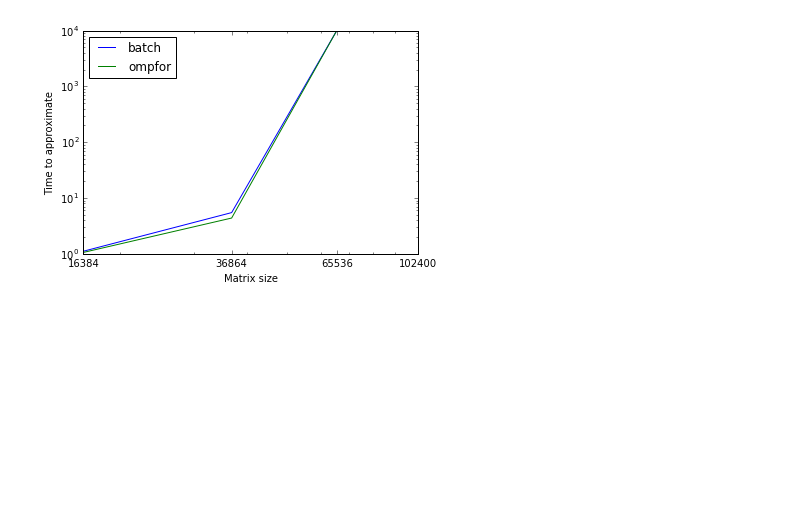
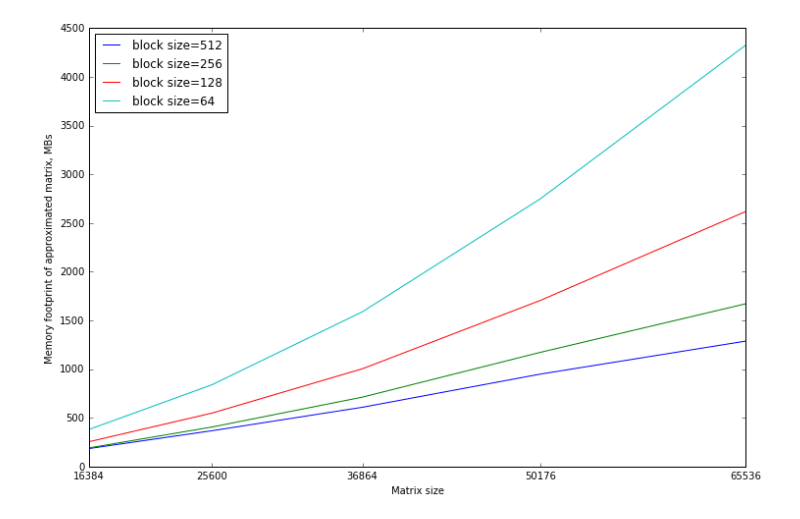
Before and after one commit to ecrc/stars-h, a Jupyter notebook: testing/spatial_performance/Untitled.ipynb, the cells around one changed output. Saved outputs shown, nothing was run; the diff lists cells and outputs as text; code cells hidden in the pictures; blank space fills up the shorter version.

Commit message:
Added results of tests on shihab

```diff
--- a/testing/spatial_performance/Untitled.ipynb
+++ b/testing/spatial_performance/Untitled.ipynb
@@ -104,0 +129,20 @@ plt.savefig("batched_time_for_best_block_size.pdf")
+# %%
+mean, sigma = prepare_data_cmp(batch_error_time, ompfor_error_time)
+
+for bs in draw_bs:
+    fig, ax = plt.subplots(figsize=(12,8))
+    bs_index = block_sizes.index(bs)
+    for i in draw_nthreads:
+        ax.errorbar(size+500*i, mean[:, bs_index, i], sigma[:, bs_index, i], fmt = "o",
+                    label="{} threads".format(3*i+3))
+    ax.set_xticks(size)
+    ax.set_xlim(size[0]-500, size[-1]+10000)
+    ax.set_xticklabels(size)
+    ax.set_xlabel("Matrix size")
+    ax.set_ylabel("How much computation of error in Frobenius norm by a result of "
+                  "batched call is faster against ompfor call")
+    #ax.set_yticklabels(np.arange())
+    ax.legend(title="block size={}".format(bs), loc=2)
+    #plt.savefig("batched_speedup_bs{}.pdf".format(bs))
+    plt.show()
+    plt.close()
@@ -105,13 +154,20 @@ plt.savefig("batched_time_for_best_block_size.pdf")
 # %%
-fig, ax = plt.subplots(figsize=(6,4))
-ax.loglog(size, best_performance[:,-1], label="batch")
-ax.loglog(size, best_ompfor_performance[:,-1], label="ompfor")
+mem_footprint = ompfor_mem_footprint[:, :, 0, 0]
+
+fig, ax = plt.subplots(figsize=(12,8))
+bs_index = block_sizes.index(bs)
+for bs in draw_bs:
+    bs_index = block_sizes.index(bs)
+    ax.plot(size, mem_footprint[:, bs_index], label="block size={}".format(bs))
 ax.set_xticks(size)
 ax.set_xlim(size[0], size[-1])
 ax.set_xticklabels(size)
 ax.set_xlabel("Matrix size")
-ax.set_ylabel("Time to approximate")
+ax.set_ylabel("Memory footprint of approximated matrix, MBs")
+#ax.set_yticklabels(np.arange())
 ax.legend(loc=2)
-plt.savefig("batched_vs_ompfor_best_block_size.pdf")
+#plt.savefig("batched_speedup_bs{}.pdf".format(bs))
+plt.show()
+plt.close()
 # %% [output]
-[figure, old version]
+[figure, new version]
```
Also changed, not shown: parts of 6 cells of this notebook, 2 other files.
